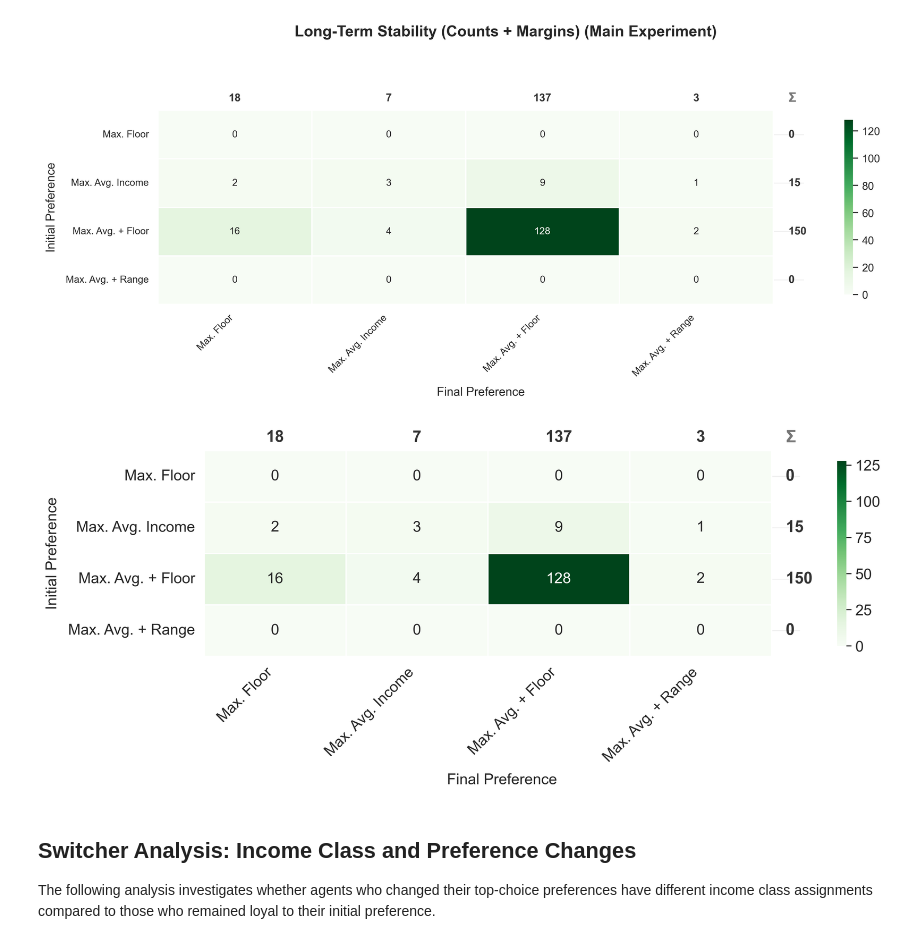
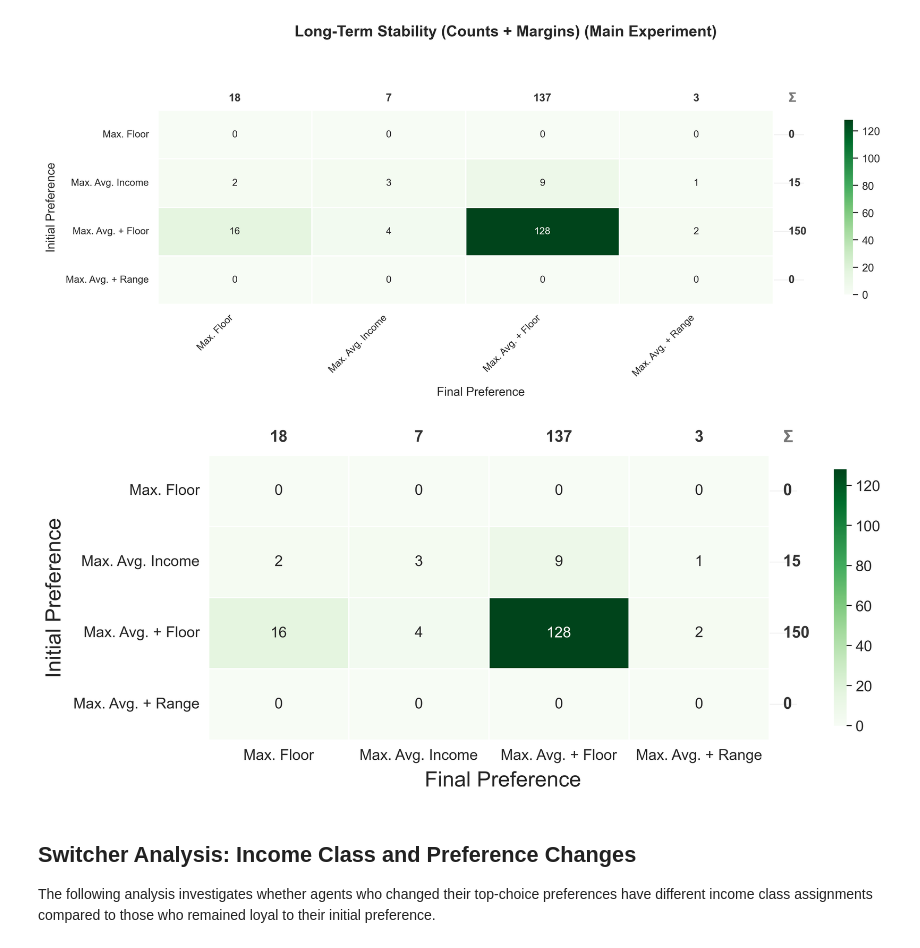
Before and after one commit to Lucas-Mueller/Master-Thesis-Lucas-Mueller, a Jupyter notebook: experiment_execution/main_experiment/main_experiment_descriptive_analysis.ipynb, the cells around one changed output. Cells and saved outputs as stored; diff of their text form; code cells hidden in the pictures.

```diff
--- a/experiment_execution/main_experiment/main_experiment_descriptive_analysis.ipynb
+++ b/experiment_execution/main_experiment/main_experiment_descriptive_analysis.ipynb
@@ -414,22 +414,23 @@ plot_long_term_margin(
 # %%
 # Define larger font sizes for better readability
 LARGE_FONT_SIZES = {
     "title": 14,
     "subtitle": 14,
-    "axis_label": 14,
+    "axis_label": 20,
     "tick_label": 14,
     "legend":14,
     "annotation":14, # Significantly larger numbers inside the heatmap
 }
 
 plot_long_term_margin(
     transition_data,
     principle_display_order=principle_display_order,
     format_principle_label=format_principle_label,
     font_sizes=LARGE_FONT_SIZES,
+    xlabel_rotation=0,
 )
 # %% [output]
-[figure, old version]
+[figure, new version]
 # %% [markdown]
 ## Switcher Analysis: Income Class and Preference Changes
 
```
Also changed, not shown: 4 other files.
